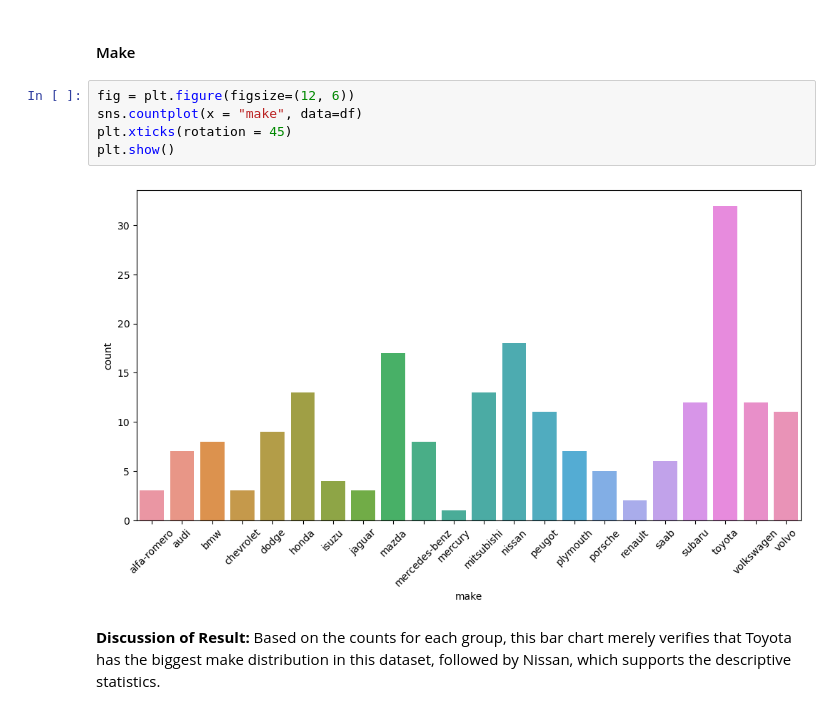
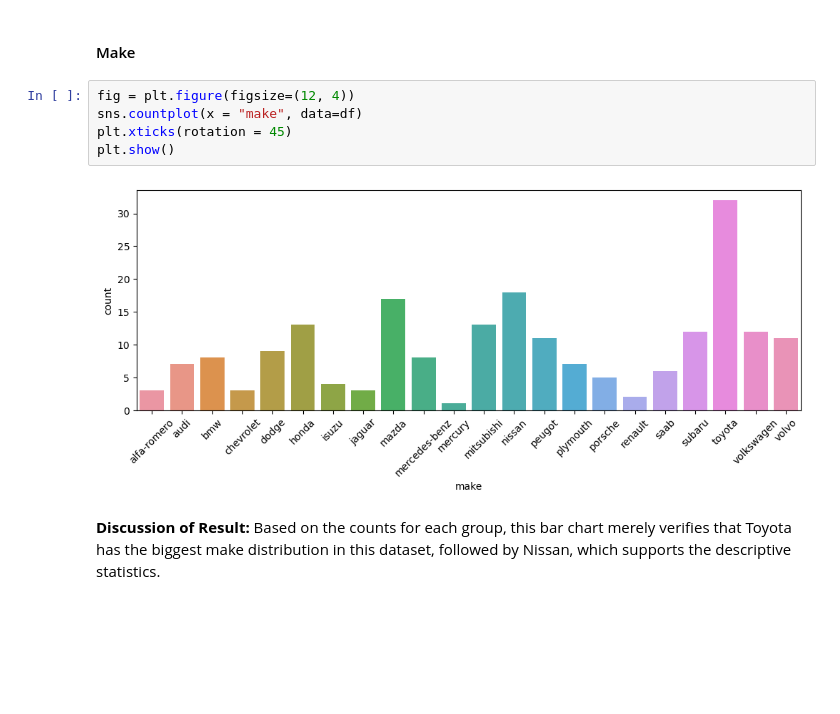
Before and after one commit to ktxdev/AIM-5001, a Jupyter notebook: Project 2/2. Code/S_Huvaya_Project2_assn_.ipynb, the cells around one changed output. Cells and saved outputs as stored; diff of their text form; blank space fills up the shorter version.

```diff
--- a/Project 2/2. Code/S_Huvaya_Project2_assn_.ipynb
+++ b/Project 2/2. Code/S_Huvaya_Project2_assn_.ipynb
@@ -489,12 +489,12 @@ plt.show()
 # %% [markdown]
 #### Make
 # %%
-fig = plt.figure(figsize=(12, 6))
+fig = plt.figure(figsize=(12, 4))
 sns.countplot(x = "make", data=df)
 plt.xticks(rotation = 45)
 plt.show()
 # %% [output]
-[figure, old version]
+[figure, new version]
 # %% [markdown]
 **Discussion of Result:** Based on the counts for each group, this bar chart merely verifies that Toyota has the biggest make distribution in this dataset, followed by Nissan, which supports the descriptive statistics.
 # %% [markdown]
```
Also changed, not shown: parts of 2 cells of this notebook.
